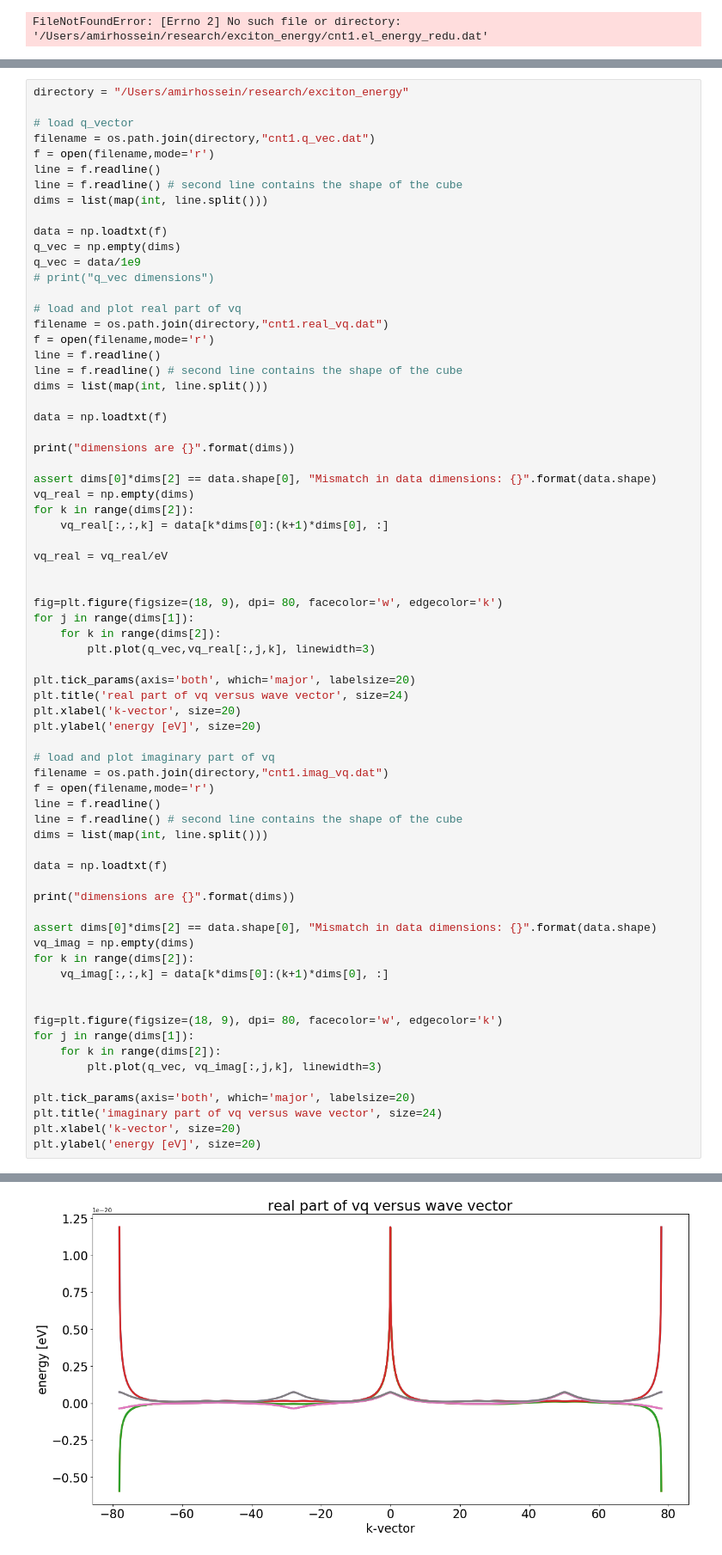
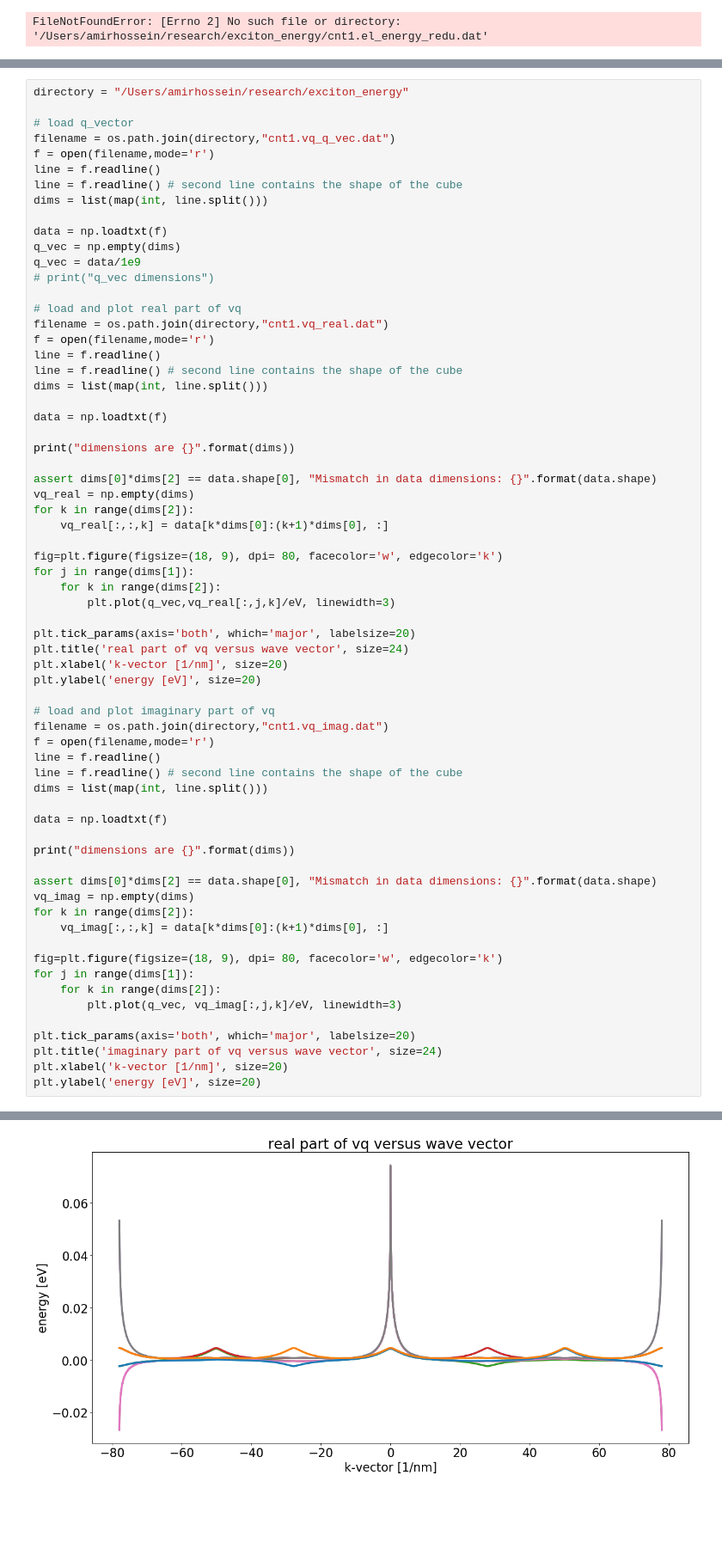
Before and after one commit to amirhosseindavoody/carbon_nanotube_exciton_energy, a Jupyter notebook: cpp/visualization/visualize_all.ipynb, the cells around one changed output, grey strips where cells are left out. Shown: that part at 86% size. Saved outputs shown, nothing was run; the diff lists cells and outputs as text; blank space fills up the shorter version.

```diff
--- a/cpp/visualization/visualize_all.ipynb
+++ b/cpp/visualization/visualize_all.ipynb
@@ -44,7 +44,7 @@ FileNotFoundError: [Errno 2] No such file or directory: '/Users/amirhossein/rese
 directory = "/Users/amirhossein/research/exciton_energy"
 
 # load q_vector
-filename = os.path.join(directory,"cnt1.q_vec.dat")
+filename = os.path.join(directory,"cnt1.vq_q_vec.dat")
 f = open(filename,mode='r')
 line = f.readline()
 line = f.readline() # second line contains the shape of the cube
@@ -56,7 +56,7 @@ q_vec = data/1e9
 # print("q_vec dimensions")
 
 # load and plot real part of vq
-filename = os.path.join(directory,"cnt1.real_vq.dat")
+filename = os.path.join(directory,"cnt1.vq_real.dat")
 f = open(filename,mode='r')
 line = f.readline()
 line = f.readline() # second line contains the shape of the cube
@@ -71,21 +71,18 @@ vq_real = np.empty(dims)
 for k in range(dims[2]):
     vq_real[:,:,k] = data[k*dims[0]:(k+1)*dims[0], :]
 
-vq_real = vq_real/eV
-
-
 fig=plt.figure(figsize=(18, 9), dpi= 80, facecolor='w', edgecolor='k')
 for j in range(dims[1]):
     for k in range(dims[2]):
-        plt.plot(q_vec,vq_real[:,j,k], linewidth=3)
+        plt.plot(q_vec,vq_real[:,j,k]/eV, linewidth=3)
 
 plt.tick_params(axis='both', which='major', labelsize=20)
 plt.title('real part of vq versus wave vector', size=24)
-plt.xlabel('k-vector', size=20)
+plt.xlabel('k-vector [1/nm]', size=20)
 plt.ylabel('energy [eV]', size=20)
 
 # load and plot imaginary part of vq
-filename = os.path.join(directory,"cnt1.imag_vq.dat")
+filename = os.path.join(directory,"cnt1.vq_imag.dat")
 f = open(filename,mode='r')
 line = f.readline()
 line = f.readline() # second line contains the shape of the cube
@@ -100,14 +97,13 @@ vq_imag = np.empty(dims)
 for k in range(dims[2]):
     vq_imag[:,:,k] = data[k*dims[0]:(k+1)*dims[0], :]
 
-
 fig=plt.figure(figsize=(18, 9), dpi= 80, facecolor='w', edgecolor='k')
 for j in range(dims[1]):
     for k in range(dims[2]):
-        plt.plot(q_vec, vq_imag[:,j,k], linewidth=3)
+        plt.plot(q_vec, vq_imag[:,j,k]/eV, linewidth=3)
 
 plt.tick_params(axis='both', which='major', labelsize=20)
 plt.title('imaginary part of vq versus wave vector', size=24)
-plt.xlabel('k-vector', size=20)
+plt.xlabel('k-vector [1/nm]', size=20)
 plt.ylabel('energy [eV]', size=20)
 # %% [output]
@@ -116,2 +112,2 @@ dimensions are [2801, 2, 4]
 Text(0,0.5,'energy [eV]')
-[figure, old version]
+[figure, new version]
```
Also changed, not shown: parts of 8 cells of this notebook, 5 other files.
